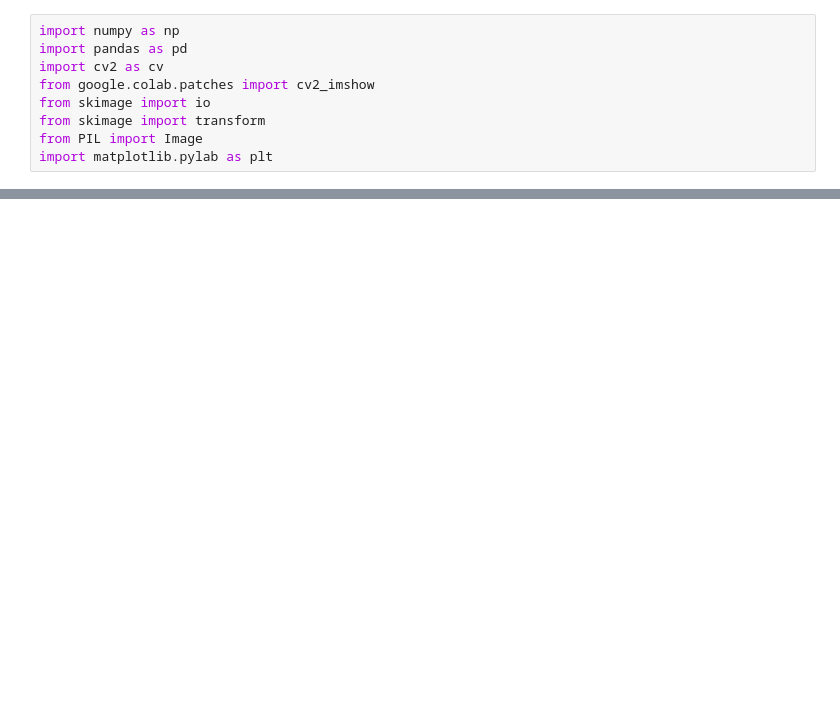
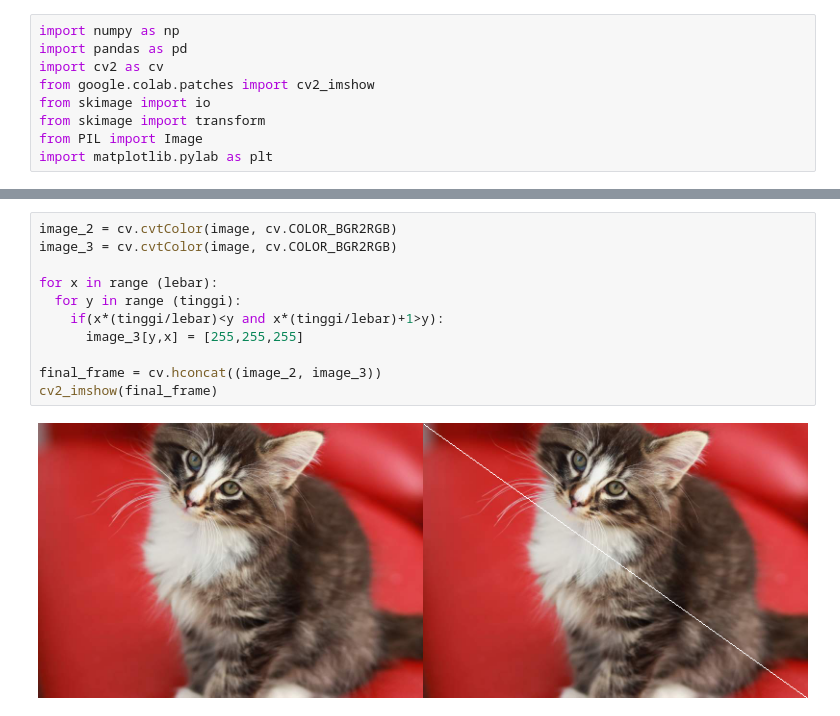
Before and after one commit to denuradhan/PVCK_GENAP_2021, a Jupyter notebook: Weekly1.ipynb, the cells around one changed output, grey strips where cells are left out. Saved outputs shown, nothing was run; the diff lists cells and outputs as text; blank space fills up the shorter version.

```diff
--- a/Weekly1.ipynb
+++ b/Weekly1.ipynb
@@ -46,0 +69,13 @@ cv2_imshow(final_frame)
+# %%
+image_2 = cv.cvtColor(image, cv.COLOR_BGR2RGB)
+image_3 = cv.cvtColor(image, cv.COLOR_BGR2RGB)
+
+for x in range (lebar):
+  for y in range (tinggi):
+    if(x*(tinggi/lebar)<y and x*(tinggi/lebar)+1>y):
+      image_3[y,x] = [255,255,255]
+
+final_frame = cv.hconcat((image_2, image_3))
+cv2_imshow(final_frame)
+# %% [output]
+[figure, added]
```
Also changed, not shown: parts of 5 cells of this notebook.
